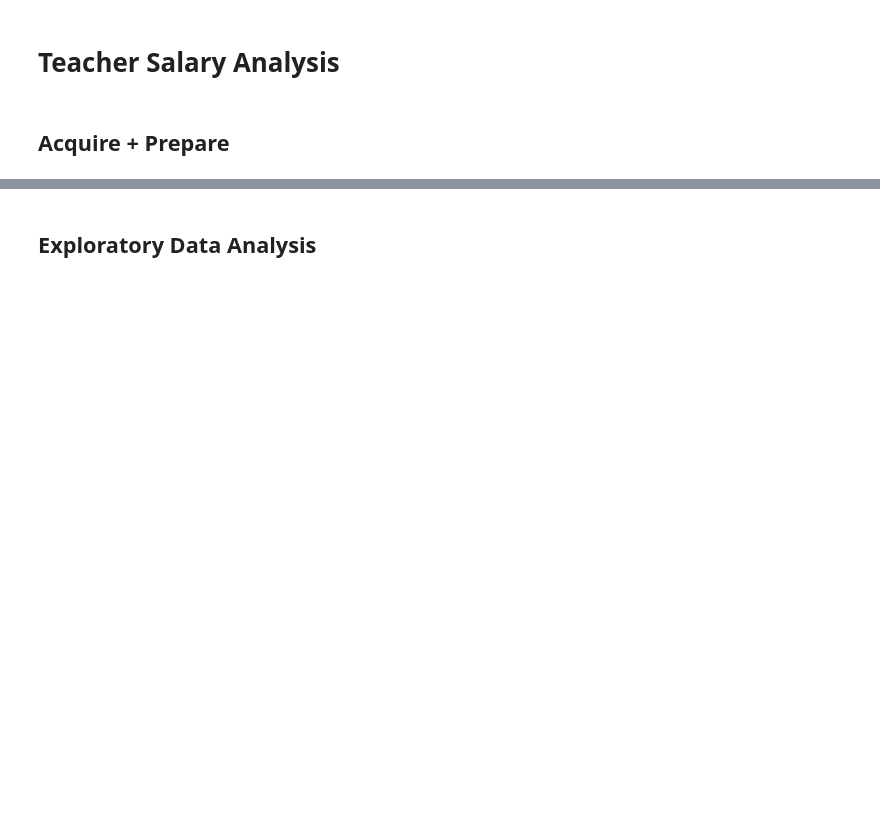
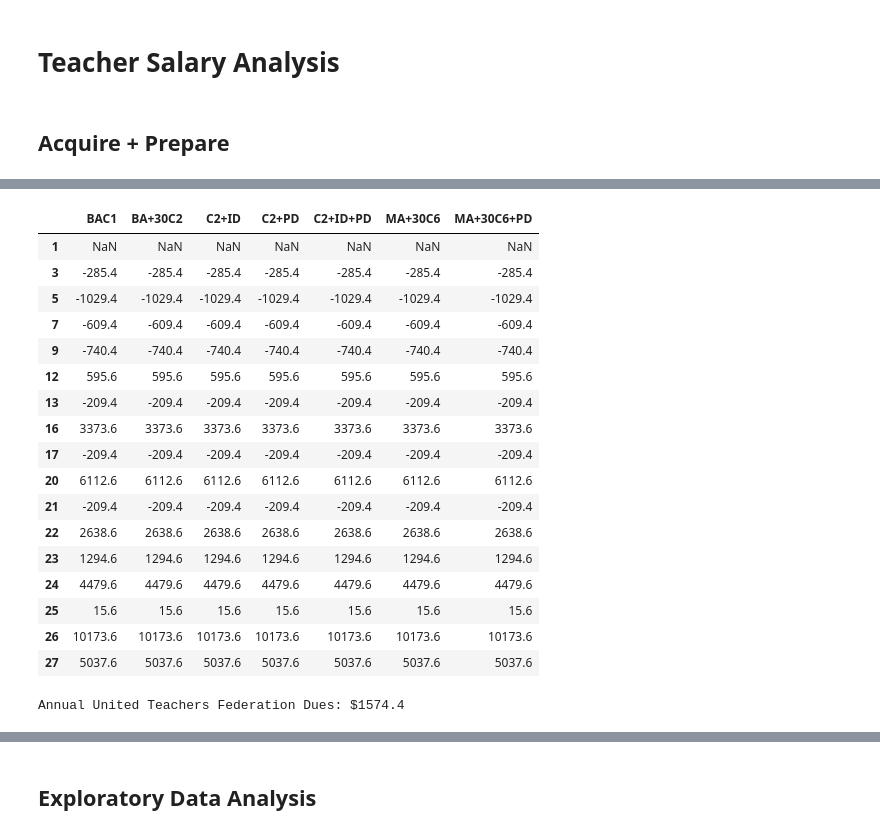
Before and after one commit to Anias-clo/Teacher_Payroll_Analysis, a Jupyter notebook: poc.ipynb, the cells around one changed output, grey strips where cells are left out. Drawn from its saved outputs; the diff is of its cells as text; code cells hidden in the pictures; blank space fills up the shorter version.

```diff
--- a/poc.ipynb
+++ b/poc.ipynb
@@ -38,0 +121,25 @@ memory usage: 17.9 MB
+# %%
+data[data['Paystep'].str.contains('B')].select_dtypes(include='number').diff() - (65.60*24)
+# %% [output]
+|  | BAC1 | BA+30C2 | C2+ID | C2+PD | C2+ID+PD | MA+30C6 | MA+30C6+PD |
+| 1 | NaN | NaN | NaN | NaN | NaN | NaN | NaN |
+| 3 | -285.4 | -285.4 | -285.4 | -285.4 | -285.4 | -285.4 | -285.4 |
+| 5 | -1029.4 | -1029.4 | -1029.4 | -1029.4 | -1029.4 | -1029.4 | -1029.4 |
+| 7 | -609.4 | -609.4 | -609.4 | -609.4 | -609.4 | -609.4 | -609.4 |
+| 9 | -740.4 | -740.4 | -740.4 | -740.4 | -740.4 | -740.4 | -740.4 |
+| 12 | 595.6 | 595.6 | 595.6 | 595.6 | 595.6 | 595.6 | 595.6 |
+| 13 | -209.4 | -209.4 | -209.4 | -209.4 | -209.4 | -209.4 | -209.4 |
+| 16 | 3373.6 | 3373.6 | 3373.6 | 3373.6 | 3373.6 | 3373.6 | 3373.6 |
+| 17 | -209.4 | -209.4 | -209.4 | -209.4 | -209.4 | -209.4 | -209.4 |
+| 20 | 6112.6 | 6112.6 | 6112.6 | 6112.6 | 6112.6 | 6112.6 | 6112.6 |
+| 21 | -209.4 | -209.4 | -209.4 | -209.4 | -209.4 | -209.4 | -209.4 |
+| 22 | 2638.6 | 2638.6 | 2638.6 | 2638.6 | 2638.6 | 2638.6 | 2638.6 |
+| 23 | 1294.6 | 1294.6 | 1294.6 | 1294.6 | 1294.6 | 1294.6 | 1294.6 |
+| 24 | 4479.6 | 4479.6 | 4479.6 | 4479.6 | 4479.6 | 4479.6 | 4479.6 |
+| 25 | 15.6 | 15.6 | 15.6 | 15.6 | 15.6 | 15.6 | 15.6 |
+| 26 | 10173.6 | 10173.6 | 10173.6 | 10173.6 | 10173.6 | 10173.6 | 10173.6 |
+| 27 | 5037.6 | 5037.6 | 5037.6 | 5037.6 | 5037.6 | 5037.6 | 5037.6 |
+# %%
+print(f'Annual United Teachers Federation Dues: ${round(65.60*24,2)}')
+# %% [output]
+Annual United Teachers Federation Dues: $1574.4
```
Also changed, not shown: parts of 21 cells of this notebook, 4 other files.
